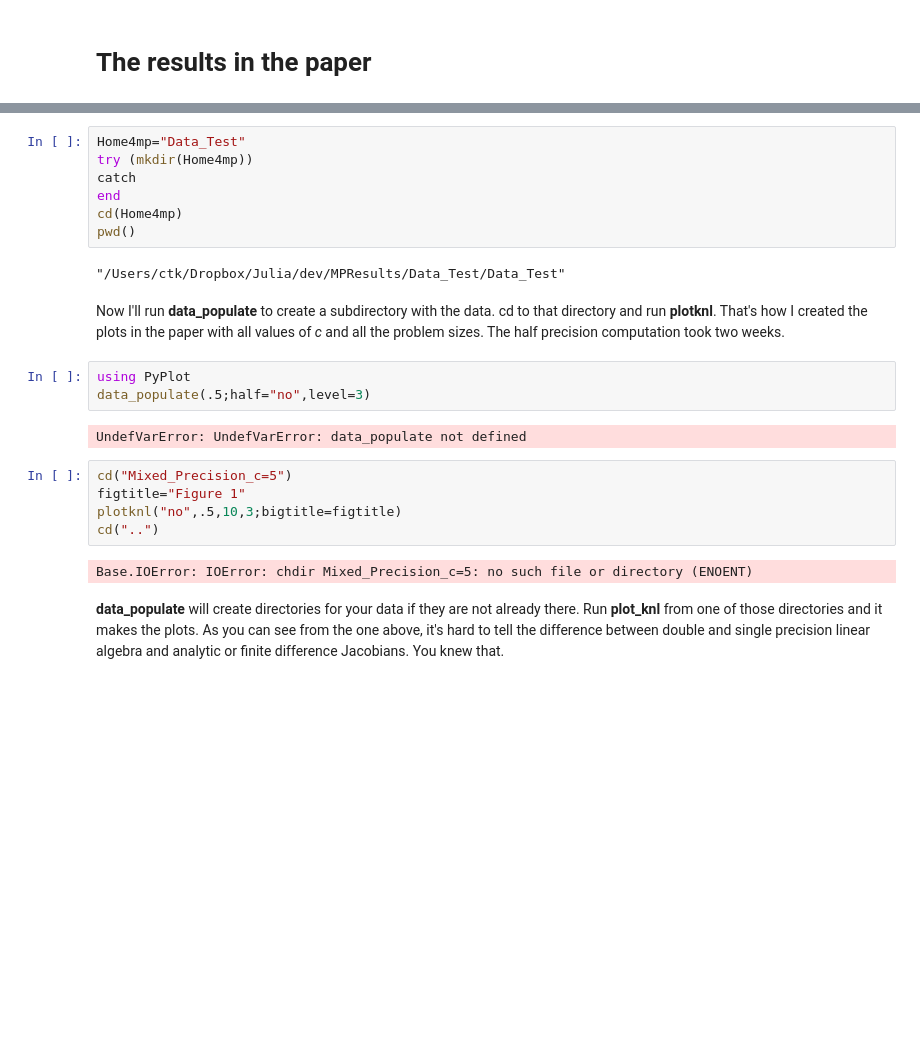
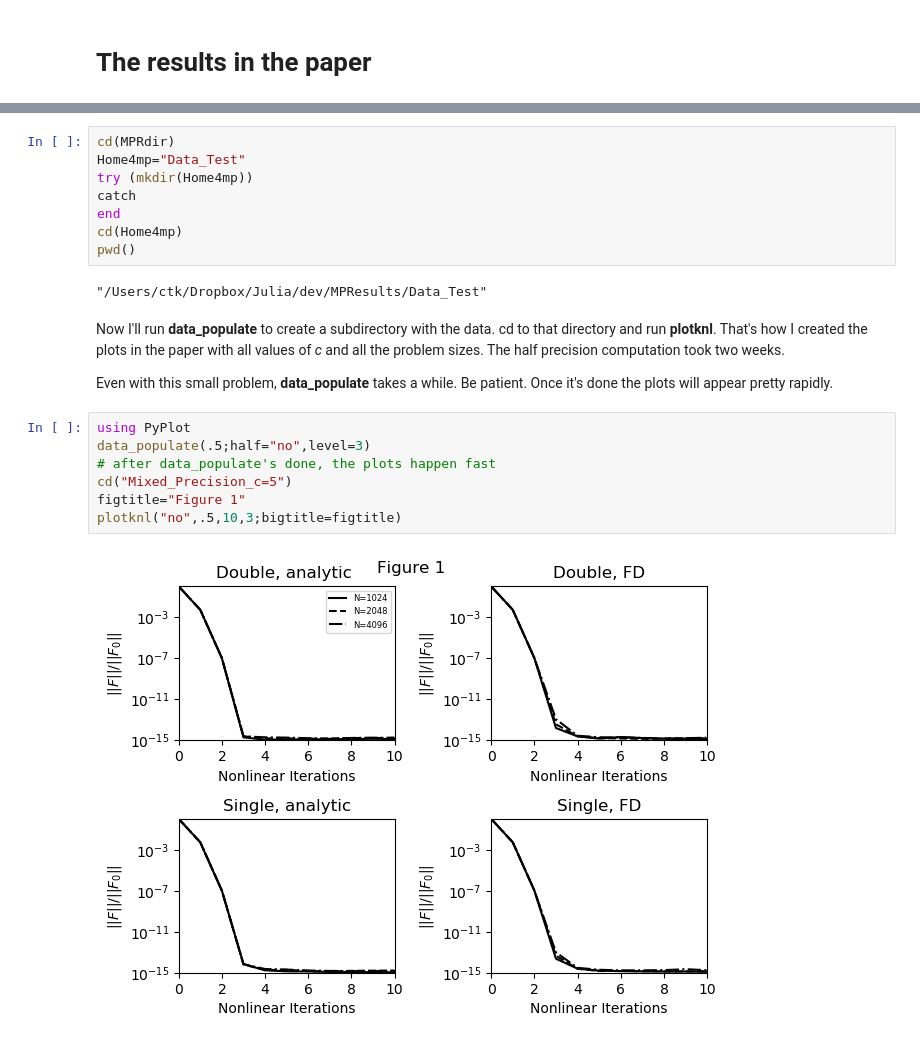
Before and after one commit to ctkelley/MPResults, a Jupyter notebook: MPResults.ipynb, the cells around one changed output, grey strips where cells are left out. Cells and saved outputs as stored; diff of their text form; blank space fills up the shorter version.

```diff
--- a/MPResults.ipynb
+++ b/MPResults.ipynb
@@ -269,6 +328,7 @@ Look at the source to __data_populate.jl__ and __plotknl.jl__ and you'll see how
 
 To begin with, I will create a directory called Data_Test to put all this stuff. I will cd to that directory.
 # %%
+cd(MPRdir)
 Home4mp="Data_Test"
 try (mkdir(Home4mp))
 catch
@@ -276,20 +336,18 @@ end
 cd(Home4mp)
 pwd()
 # %% [output]
-"/Users/ctk/Dropbox/Julia/dev/MPResults/Data_Test/Data_Test"
+"/Users/ctk/Dropbox/Julia/dev/MPResults/Data_Test"
 # %% [markdown]
-Now I'll run **data_populate** to create a subdirectory with the data. cd to that directory and run __plotknl__. That's how I created the plots in the paper with all values of *c* and all the problem sizes. The half precision computation took two weeks.
+Now I'll run __data_populate__ to create a subdirectory with the data. cd to that directory and run __plotknl__. That's how I created the plots in the paper with all values of *c* and all the problem sizes. The half precision computation took two weeks.
+
+Even with this small problem, __data_populate__ takes a while. Be patient. Once it's done the plots will appear
+pretty rapidly.
-# %%
-using PyPlot
-data_populate(.5;half="no",level=3)
-# %% [output]
-UndefVarError: UndefVarError: data_populate not defined
 # %%
+using PyPlot
+data_populate(.5;half="no",level=3)
+# after data_populate's done, the plots happen fast
 cd("Mixed_Precision_c=5")
 figtitle="Figure 1"
 plotknl("no",.5,10,3;bigtitle=figtitle)
-cd("..")
 # %% [output]
-Base.IOError: IOError: chdir Mixed_Precision_c=5: no such file or directory (ENOENT)
+[figure, added]
-# %% [markdown]
-__data_populate__ will create directories for your data if they are not already there. Run __plot_knl__ from one of those directories and it makes the plots. As you can see from the one above, it's hard to tell the difference between double and single precision linear algebra and analytic or finite difference Jacobians. You knew that.
```
Also changed, not shown: parts of 5 cells of this notebook.
